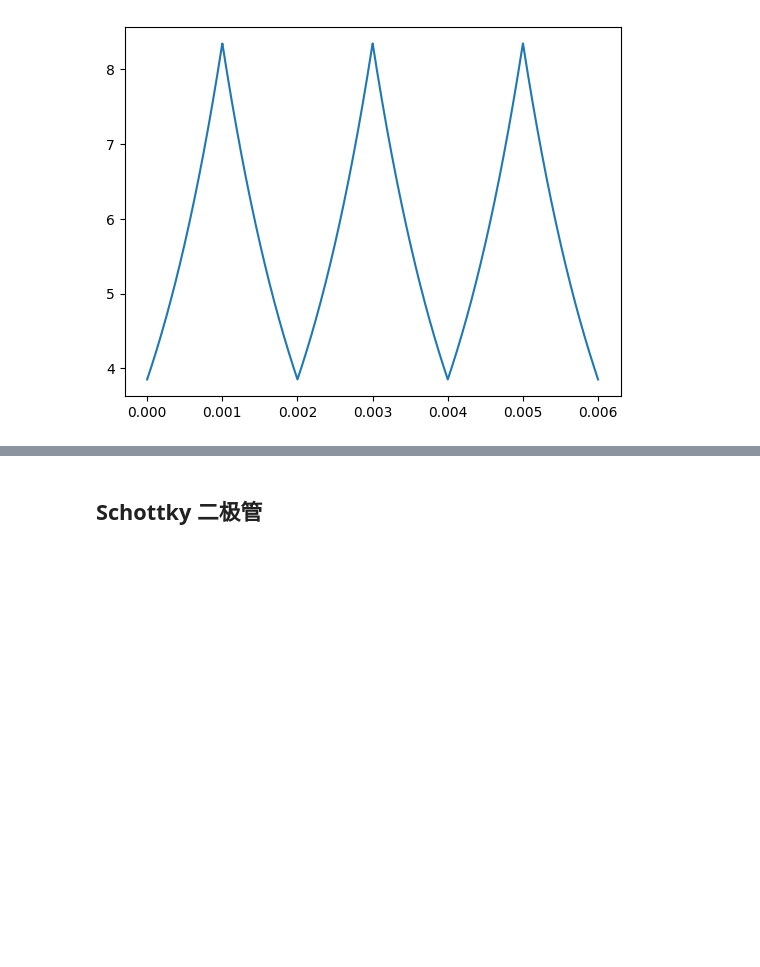
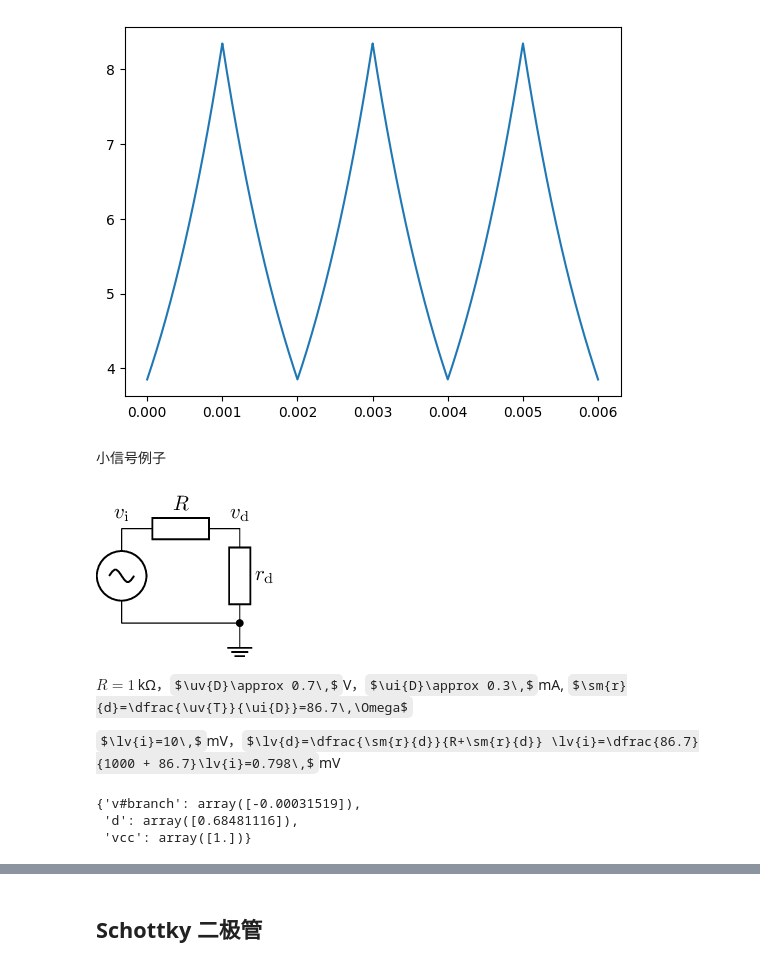
Before and after one commit to chenshuo/nuedc, a Jupyter notebook: docs/diode.ipynb, the cells around one changed output, grey strips where cells are left out. Saved outputs shown, nothing was run; the diff lists cells and outputs as text; code cells hidden in the pictures; some formulas as TeX source; blank space fills up the shorter version.

```diff
--- a/docs/diode.ipynb
+++ b/docs/diode.ipynb
@@ -166,3 +172,35 @@ plt.plot(ng.vector('time'), -1e3*ng.vector('v#branch'))
 # %% [output]
 [<matplotlib.lines.Line2D at 0x...>]
 [figure]
+# %% [markdown]
+小信号例子
+# %%
+%%tikz -ct
+
+\ctikzset{american voltages, european resistors}
+
+\draw (0, 0) node [above] {$v_\mathrm{i}$}
+  to [sV] ++(0, -1.6) coordinate (G);
+\draw (0, 0) to [R, l={$R$}, bipoles/length=1.2cm] ++(2, 0)
+  node [above] {$v_\mathrm{d}$}
+  to [R, l={$r_\mathrm{d}$}, bipoles/length=1.2cm] ++(0, -1.6)
+  node [circ] {} node [ground] {}
+  -- (G);
+# %% [output]
+[figure, added]
+# %% [markdown]
+$R=1\,$kΩ，$\uv{D}\approx 0.7\,$V，$\ui{D}\approx 0.3\,$mA, $\sm{r}{d}=\dfrac{\uv{T}}{\ui{D}}=86.7\,\Omega$
+
+$\lv{i}=10\,$mV，$\lv{d}=\dfrac{\sm{r}{d}}{R+\sm{r}{d}} \lv{i}=\dfrac{86.7}{1000 + 86.7}\lv{i}=0.798\,$mV
+# %%
+ng.circ('''
+  V  vcc  0  DC 1V SINE(1V 10mV 1k)
+  R  vcc  d  1k
+  D  d    0  D
+  .model D D(IS=1fA)
+''')
+ng.operating_point()
+# %% [output]
+{'v#branch': array([-0.00031519]),
+ 'd': array([0.68481116]),
+ 'vcc': array([1.])}
```
Also changed, not shown: parts of 17 cells of this notebook, 1 other file.
